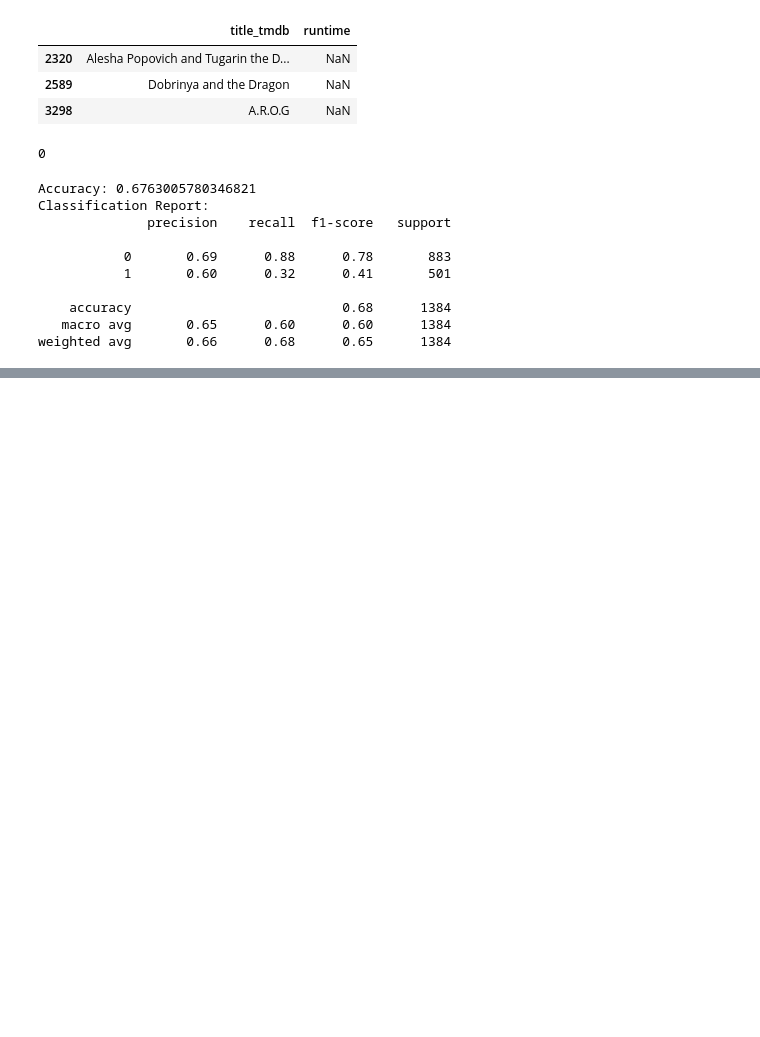
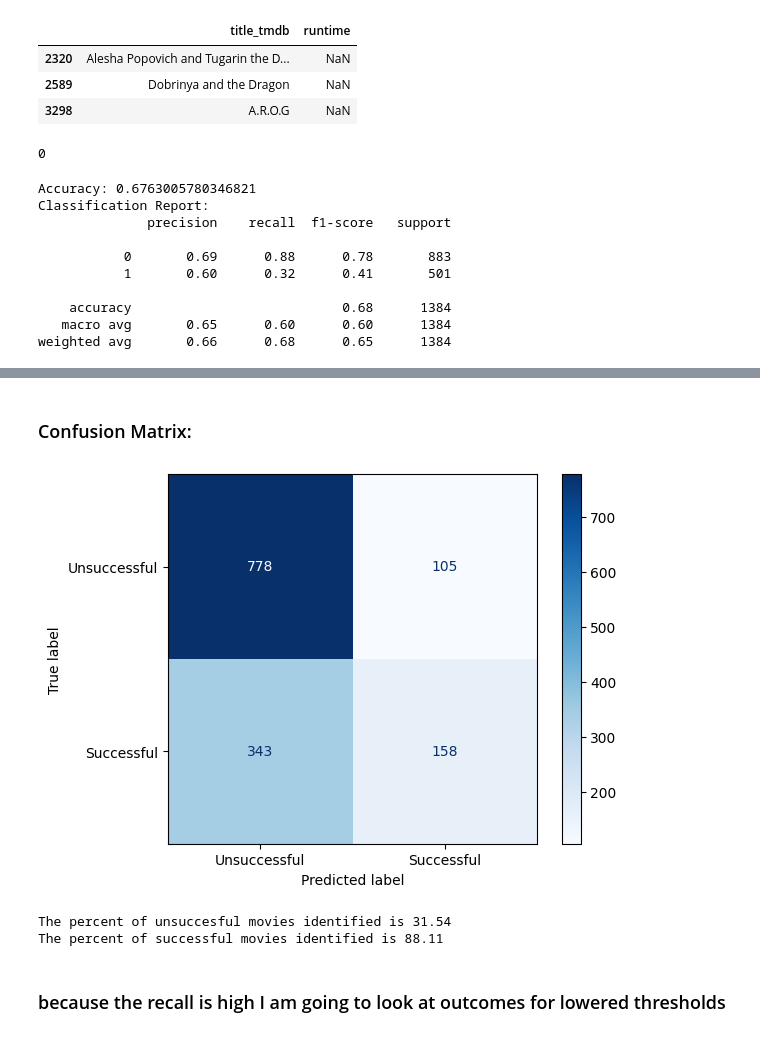
Before and after one commit to DS-6021-Group-2/DS6021_Group2_FinalProject, a Jupyter notebook: Modeling_scripts/models.ipynb, the cells around one changed output, grey strips where cells are left out. Drawn from its saved outputs; the diff is of its cells as text; code cells hidden in the pictures; blank space fills up the shorter version.

```diff
--- a/Modeling_scripts/models.ipynb
+++ b/Modeling_scripts/models.ipynb
@@ -79,13 +79,13 @@ X_test['runtime'].isna().sum()
 0
 # %%
 #automatically fitting scaler on training set
-pipeline = Pipeline([
+model = Pipeline([
     ('scaler', StandardScaler()),
     ('model', LogisticRegression(max_iter = 1000, random_state = 42,  multi_class='multinomial'))
 ])
-pipeline.fit(X_train, y_train)
+model.fit(X_train, y_train)
 
-y_pred = pipeline.predict(X_test)
+y_pred = model.predict(X_test)
 print("Accuracy:", accuracy_score(y_test, y_pred))
 print("Classification Report:")
 print(classification_report(y_test, y_pred))
@@ -102,0 +105,5 @@ weighted avg       0.66      0.68      0.65      1384
+# %%
+from sklearn.metrics import classification_report
+y_pred = model.predict(X_test)
+
+print(classification_report(y_test, y_pred))
@@ -102,0 +139,37 @@ weighted avg       0.66      0.68      0.65      1384
+# %% [markdown]
+### Confusion Matrix:
+# %%
+from sklearn.metrics import confusion_matrix, ConfusionMatrixDisplay
+import matplotlib.pyplot as plt
+
+cm = confusion_matrix(y_test, y_pred)
+
+disp = ConfusionMatrixDisplay(
+    confusion_matrix=cm,
+    display_labels=['Unsuccessful', 'Successful']
+)
+
+disp.plot(cmap='Blues')
+plt.show()
+# %% [output]
+[figure, added]
+# %%
+### rows represent actual movie outcomes and columns are the models prediction
+TN= 778 #true negatives
+FP= 105 #false positives
+FN= 343 #false negatives
+TP= 158 #true positives
+
+### looking at the high number of false negatives as the goal for our project is to predict the success of a movie
+
+unsuccessfullyidentified = round((TP/(TP+FN)) * 100, 2)
+
+successfullyidentified = round((TN/(TN+FP)) * 100, 2)
+
+print(f"The percent of unsuccesful movies identified is {unsuccessfullyidentified}")
+print(f"The percent of successful movies identified is {successfullyidentified}")
+# %% [output]
+The percent of unsuccesful movies identified is 31.54
+The percent of successful movies identified is 88.11
+# %% [markdown]
+### because the recall is high I am going to look at outcomes for lowered thresholds
```
Also changed, not shown: parts of 25 cells of this notebook.
